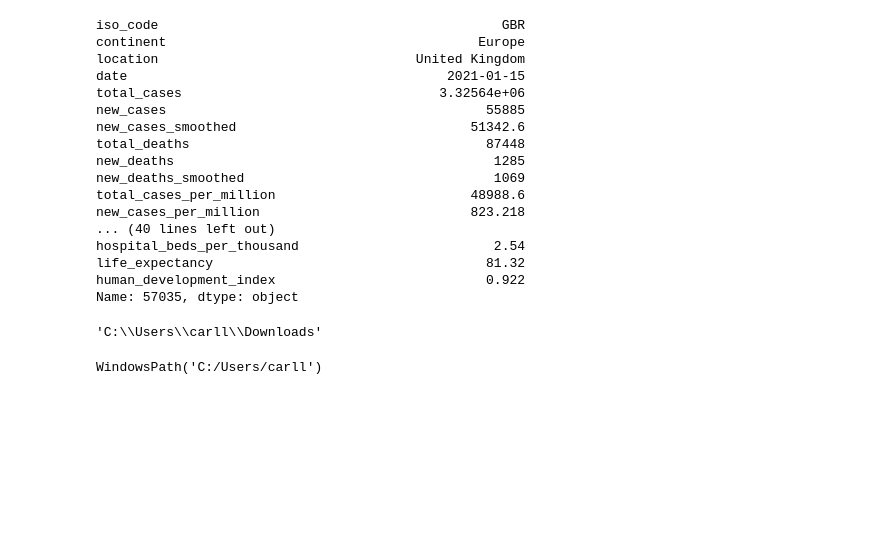
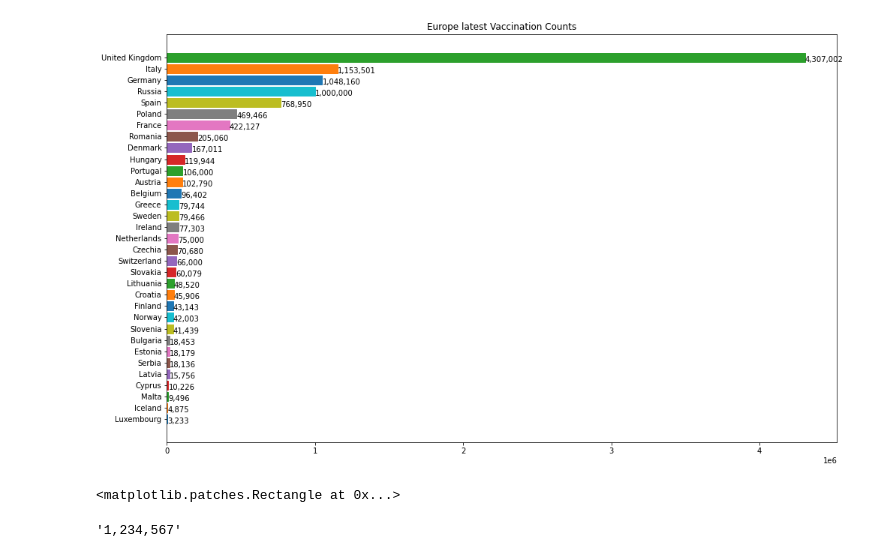
Before and after one commit to BetMadZac73/covid, a Jupyter notebook: OWD covid data - daily source.ipynb, the cells around one changed output. Drawn from its saved outputs; the diff is of its cells as text; code cells hidden in the pictures; blank space fills up the shorter version.

Commit message:
Add Vaccine ranking
Add hbar with european countries showing vaccines

```diff
--- a/OWD covid data - daily source.ipynb
+++ b/OWD covid data - daily source.ipynb
@@ -226,30 +227,47 @@ Name: 57035, dtype: object
-# %%
-df.loc[i]
-# %% [output]
-iso_code                                            GBR
-continent                                        Europe
-location                                 United Kingdom
-date                                         2021-01-15
-total_cases                                 3.32564e+06
-new_cases                                         55885
-new_cases_smoothed                              51342.6
-total_deaths                                      87448
-new_deaths                                         1285
-new_deaths_smoothed                                1069
-total_cases_per_million                         48988.6
-new_cases_per_million                           823.218
-... (40 lines left out)
-hospital_beds_per_thousand                         2.54
-life_expectancy                                   81.32
-human_development_index                           0.922
-Name: 57035, dtype: object
-# %%
-from pathlib import Path
-downloads = f'{Path.home()}\\Downloads'
-downloads
-# %% [output]
-'C:\\Users\\carll\\Downloads'
-# %%
-Path.home()
-# %% [output]
-WindowsPath('C:/Users/carll')
+# %%
+EU_Countries = df.loc[df.continent == 'Europe']['location'].unique()
+# %%
+x = []
+y = []
+for country in EU_Countries:
+    idx = df.loc[df.location == country]['total_vaccinations'].idxmax()
+    if not np.isnan(idx):
+        vax = df.loc[idx]['total_vaccinations']
+#        print(vax , ' ' , country)
+        x.append(country)
+        y.append(vax)
+
+newdf = pd.DataFrame( {'country': x, 'vaccines': y})
+newdf.sort_values(by='vaccines', inplace=True, ignore_index=True)
+
+
+
+fig, ax = plt.subplots(figsize = (16,10))
+
+# create an array with each of the bars in
+bars = ax.barh( newdf['country'], newdf['vaccines'] )
+
+i = 0
+for bar in bars:
+    value = int(newdf.loc[i]['vaccines'])
+    ax.annotate(f'{value:,}',
+               xy = ( (bar.get_x() + bar.get_width() ) , bar.get_y() )
+               )
+    bar.set_color(f'C{i}')
+    i += 1
+
+plt.title("Europe latest Vaccination Counts")
+
+plt.show()
+
+fig.savefig(f'{downloads}\\Vaccines_OWD.png')
+# %% [output]
+[figure, added]
+# %%
+bars[1]
+# %% [output]
+<matplotlib.patches.Rectangle at 0x...>
+# %%
+f'{1234567:,}'
+# %% [output]
+'1,234,567'
```
Also changed, not shown: parts of 11 cells of this notebook.
